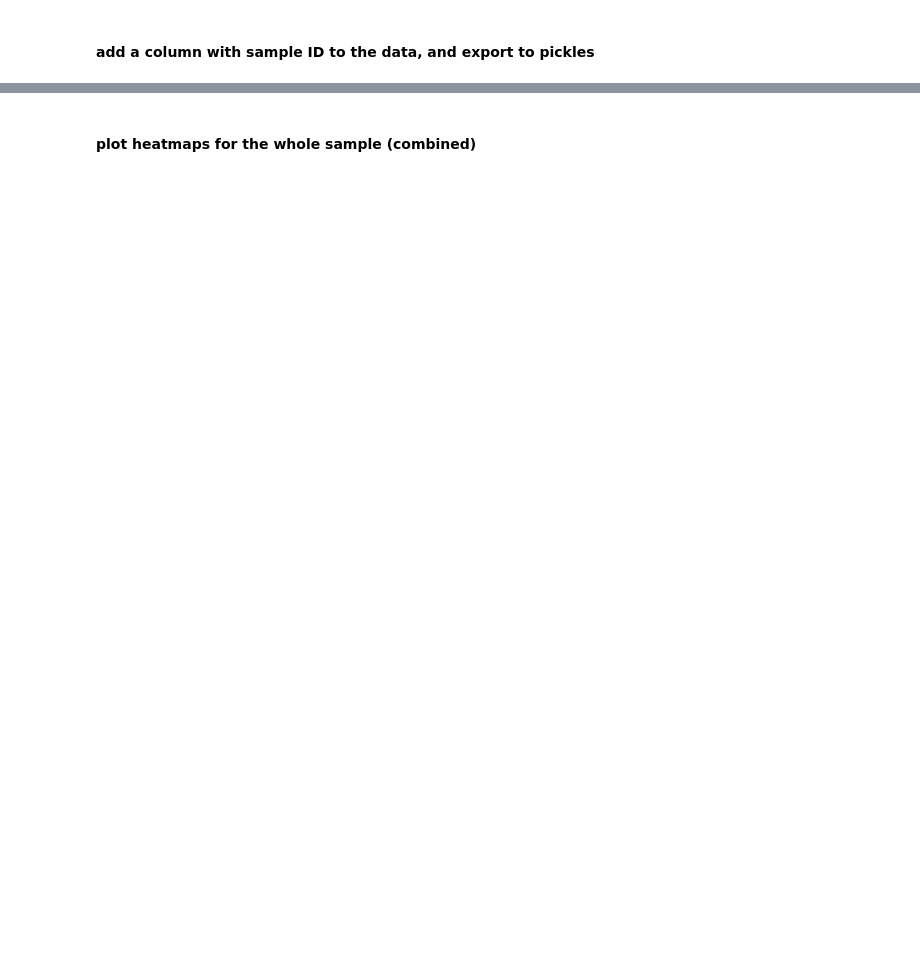
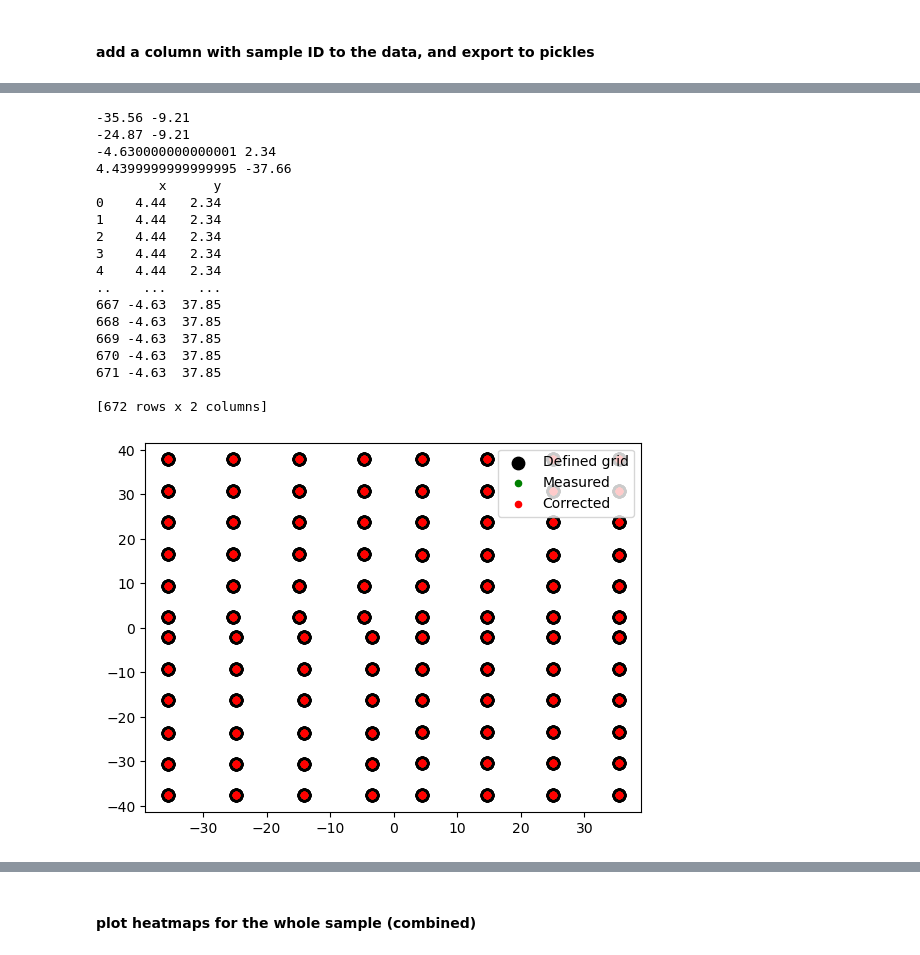
Before and after one commit to DTU-Nanolab-materials-discovery/intern-data-handling-and-fitting, a Jupyter notebook: EDX.ipynb, the cells around one changed output, grey strips where cells are left out. Drawn from its saved outputs; the diff is of its cells as text; code cells hidden in the pictures; blank space fills up the shorter version.

```diff
--- a/EDX.ipynb
+++ b/EDX.ipynb
@@ -101,7 +107,8 @@ data0= data.copy()
 # print(data.columns.get_level_values(1))
 # display(new_data)
 # %%
-sample_dict = {'Sample ID': [sample_n]*len(data.columns.get_level_values(0).unique())}
+data0= datas[0].copy()
+sample_dict = {'Sample ID': [sample_n]*len(data0.columns.get_level_values(0).unique())}
 sample_df = add_info(data0, sample_dict)
 
 display(sample_df)
@@ -111,3 +123,43 @@ display(sample_df)
 pickle_path = r"Z:\P110143-phosphosulfides-Andrea\Data\Analysis\guidal\mittma_pickles" # change to your pickle path
 with open(os.path.join(pickle_path, sample+"_EDS.pkl"), 'wb') as f:
     pickle.dump(sample_df, f)
+# %%
+# ------------------import pickle to use here ---------------------
+sample= 'mittma_0023'
+with open(os.path.join(pickle_path, sample+"_EDS.pkl"), 'rb') as f:
+    data = pickle.load(f)
+# %%
+# x,y=extract_coordinates(sample_df)
+grid = MI_to_grid(data)
+points= [[-40,-10], [-25,-10], [-5,-40], [5,-40]]
+get_x= []
+get_y= []
+for point in points:
+    xx, yy= closest_coord(grid, point[0], point[1])
+    print(xx,yy)
+    get_x.append(xx)
+    get_y.append(yy)
+# xx, yy= closest_coord(grid, -4.63, -2.53)
+# print(get_x, get_y)
+# print(grid)
+# plot_grid(grid, grid)
+# %% [output]
+-35.56 -9.21
+-24.87 -9.21
+-4.630000000000001 2.34
+4.4399999999999995 -37.66
+        x      y
+0    4.44   2.34
+1    4.44   2.34
+2    4.44   2.34
+3    4.44   2.34
+4    4.44   2.34
+..    ...    ...
+667 -4.63  37.85
+668 -4.63  37.85
+669 -4.63  37.85
+670 -4.63  37.85
+671 -4.63  37.85
+
+[672 rows x 2 columns]
+[figure, added]
```
Also changed, not shown: parts of 12 cells of this notebook.
